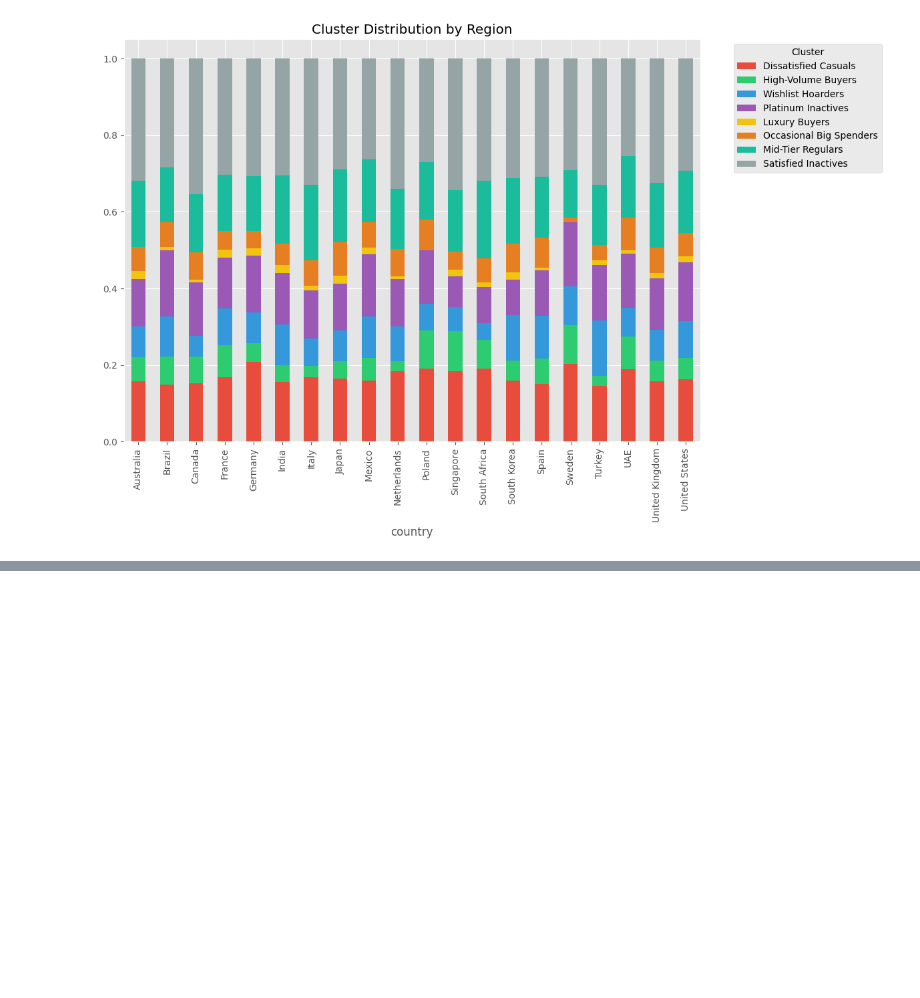
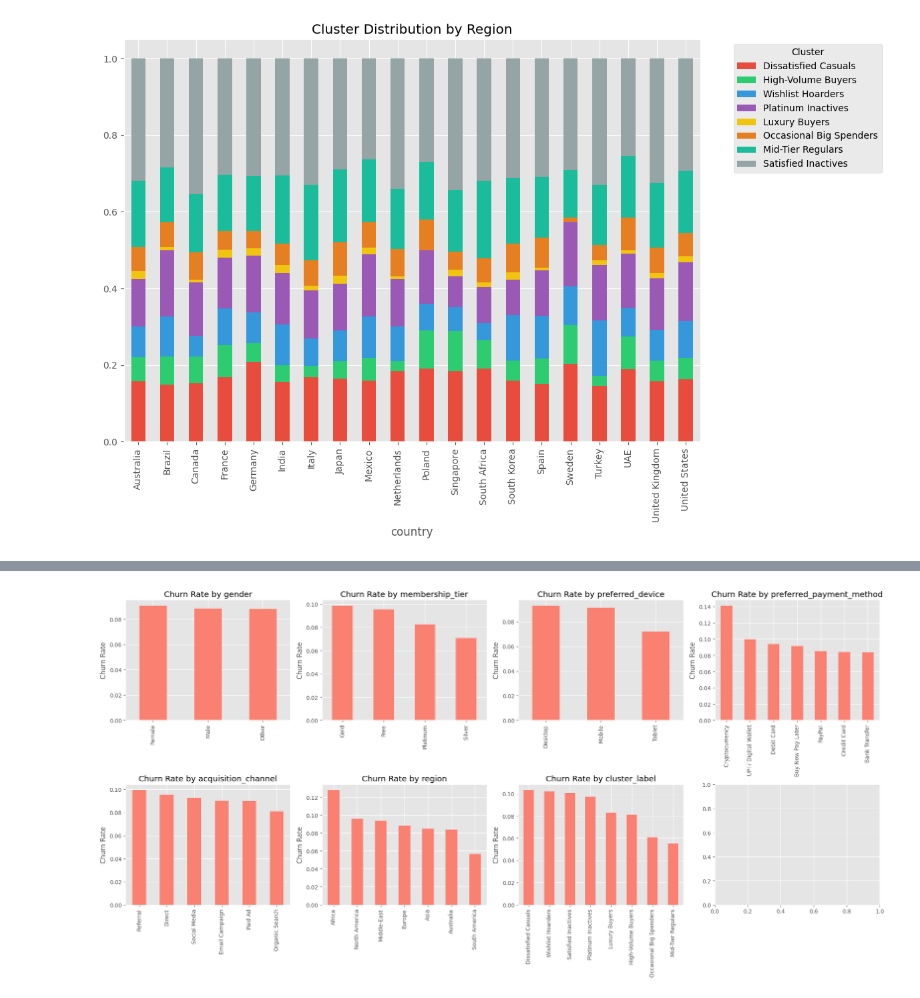
Before and after one commit to Doug-Vo/ML-Self-Project, a Jupyter notebook: Machine Learning/e_commerce.ipynb, the cells around one changed output, grey strips where cells are left out. Cells and saved outputs as stored; diff of their text form; code cells hidden in the pictures; blank space fills up the shorter version.

```diff
--- a/Machine Learning/e_commerce.ipynb
+++ b/Machine Learning/e_commerce.ipynb
@@ -568,0 +609,19 @@ plt.show()
+# %%
+fig, axes = plt.subplots(2, 4, figsize=(20, 10))
+
+cat_feature = ['gender', 'membership_tier', 'preferred_device', 'preferred_payment_method',
+               'acquisition_channel', 'region', 'cluster_label'
+               ]
+
+for ax, feat in zip(axes.flatten(), cat_feature):
+    churn_rate = df.groupby(feat)['churned'].mean().sort_values(ascending=False)
+    churn_rate.plot(kind='bar', ax=ax, color='salmon')
+    ax.set_title(f'Churn Rate by {feat}')
+    ax.set_ylabel('Churn Rate')
+    ax.set_xlabel('')
+    ax.tick_params(axis='x', rotation=90)
+
+plt.tight_layout()
+plt.show()
+# %% [output]
+[figure, added]
```
Also changed, not shown: parts of 6 cells of this notebook.
